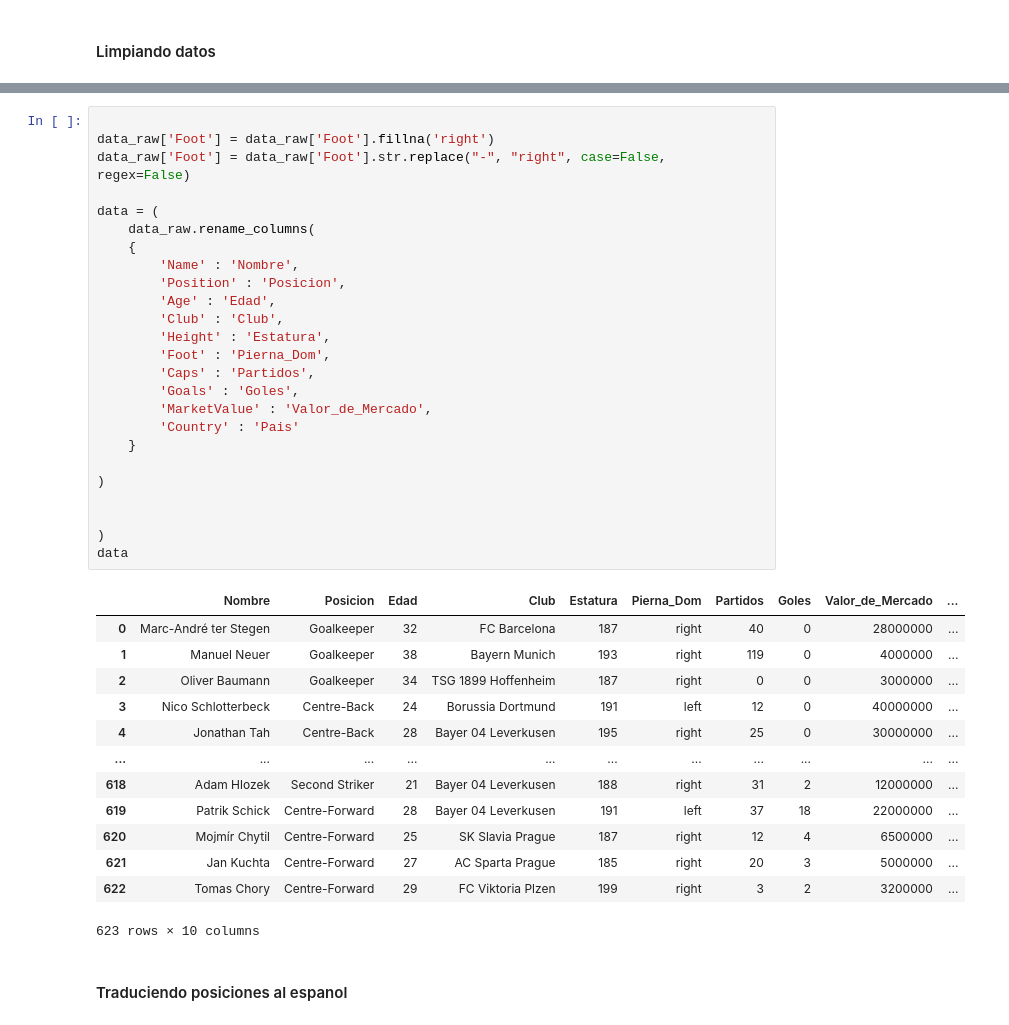
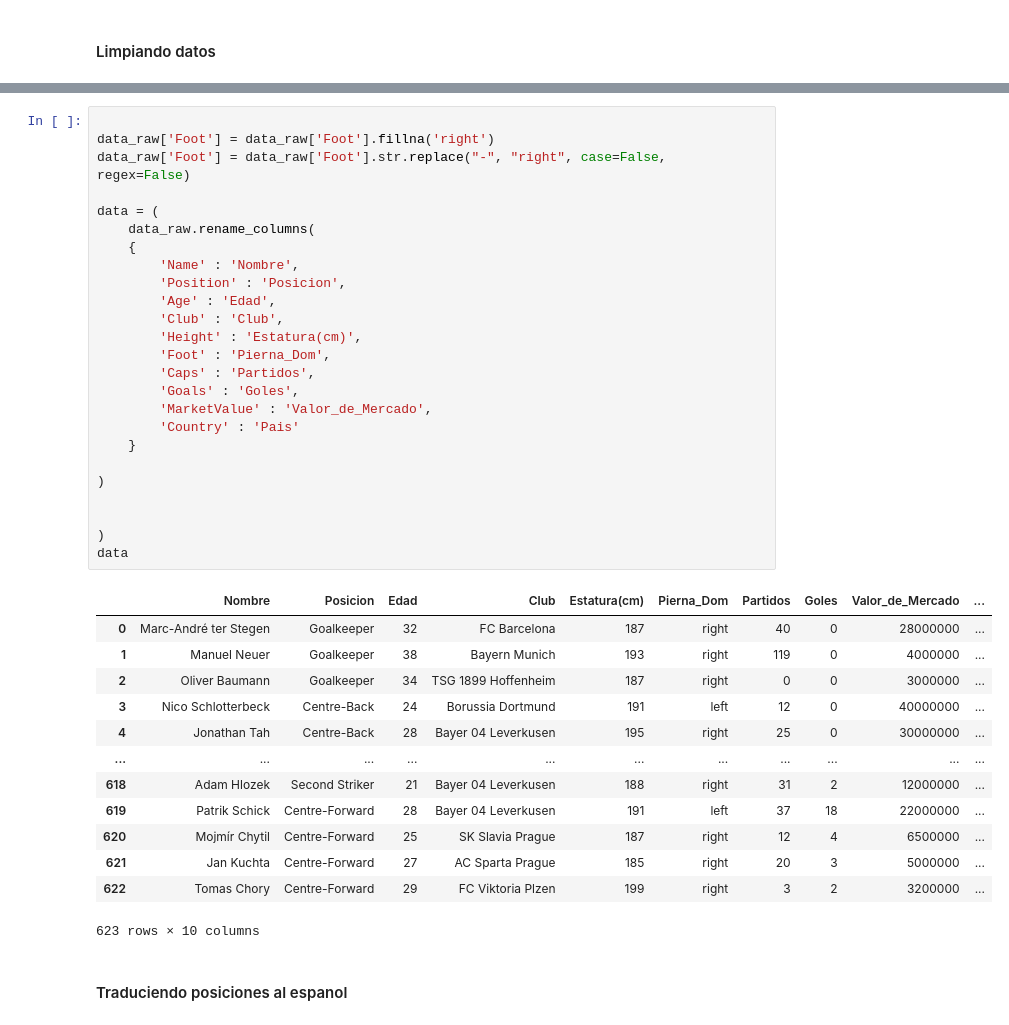
Before and after one commit to rdanbaro/Analisis-Euro, a Jupyter notebook: analisys.ipynb, the cells around one changed output, grey strips where cells are left out. Saved outputs shown, nothing was run; the diff lists cells and outputs as text.

```diff
--- a/analisys.ipynb
+++ b/analisys.ipynb
@@ -32,30 +51,30 @@ data_raw
 # %%
 
 data_raw['Foot'] = data_raw['Foot'].fillna('right')
 data_raw['Foot'] = data_raw['Foot'].str.replace("-", "right", case=False, regex=False)
 
 data = (
     data_raw.rename_columns(
     {
         'Name' : 'Nombre',
         'Position' : 'Posicion',
         'Age' : 'Edad',
         'Club' : 'Club',
-        'Height' : 'Estatura',
+        'Height' : 'Estatura(cm)',
         'Foot' : 'Pierna_Dom',
         'Caps' : 'Partidos',
         'Goals' : 'Goles',
         'MarketValue' : 'Valor_de_Mercado',
         'Country' : 'Pais'
     }
 
 )
 
 
 )
 data
 # %% [output]
-|  | Nombre | Posicion | Edad | Club | Estatura | Pierna_Dom | Partidos | Goles | Valor_de_Mercado | ... |
+|  | Nombre | Posicion | Edad | Club | Estatura(cm) | Pierna_Dom | Partidos | Goles | Valor_de_Mercado | ... |
 | 0 | Marc-André ter Stegen | Goalkeeper | 32 | FC Barcelona | 187 | right | 40 | 0 | 28000000 | ... |
 | 1 | Manuel Neuer | Goalkeeper | 38 | Bayern Munich | 193 | right | 119 | 0 | 4000000 | ... |
 | 2 | Oliver Baumann | Goalkeeper | 34 | TSG 1899 Hoffenheim | 187 | right | 0 | 0 | 3000000 | ... |
```
Also changed, not shown: parts of 23 cells of this notebook.
